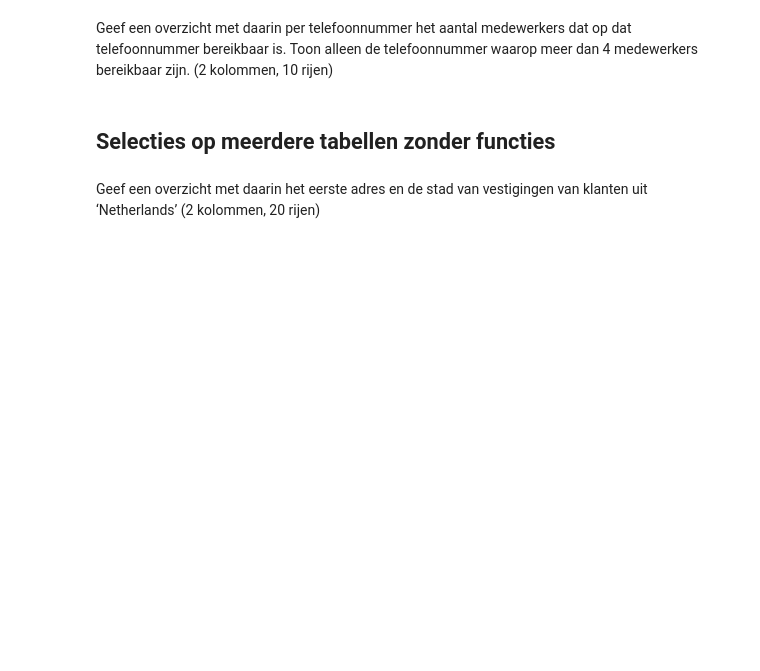
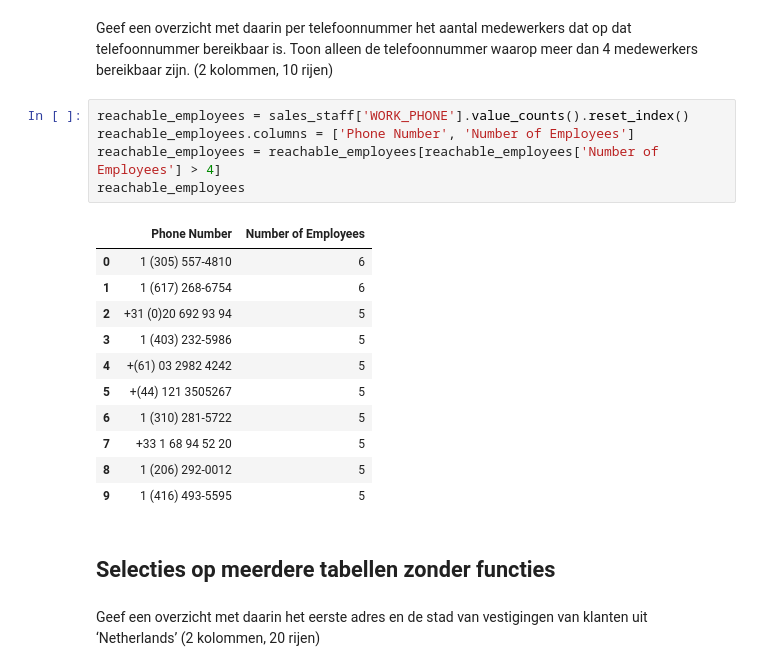
Before and after one commit to Peter-The-Great/DEDS_Portfolio_Week2, a Jupyter notebook: Practicum_2.3_Opdrachten.ipynb, the cells around one changed output. Cells and saved outputs as stored; diff of their text form; blank space fills up the shorter version.

```diff
--- a/Practicum_2.3_Opdrachten.ipynb
+++ b/Practicum_2.3_Opdrachten.ipynb
@@ -185,5 +314,22 @@ Geef een overzicht met daarin het aantal medewerkers per medewerkersfunctie (2 k
 # %% [markdown]
 Geef een overzicht met daarin per telefoonnummer het aantal medewerkers dat op dat telefoonnummer bereikbaar is. Toon alleen de telefoonnummer waarop meer dan 4 medewerkers bereikbaar zijn. (2 kolommen, 10 rijen)
+# %%
+reachable_employees = sales_staff['WORK_PHONE'].value_counts().reset_index()
+reachable_employees.columns = ['Phone Number', 'Number of Employees']
+reachable_employees = reachable_employees[reachable_employees['Number of Employees'] > 4]
+reachable_employees
+# %% [output]
+|  | Phone Number | Number of Employees |
+| 0 | 1 (305) 557-4810 | 6 |
+| 1 | 1 (617) 268-6754 | 6 |
+| 2 | +31 (0)20 692 93 94 | 5 |
+| 3 | 1 (403) 232-5986 | 5 |
+| 4 | +(61) 03 2982 4242 | 5 |
+| 5 | +(44) 121 3505267 | 5 |
+| 6 | 1 (310) 281-5722 | 5 |
+| 7 | +33 1 68 94 52 20 | 5 |
+| 8 | 1 (206) 292-0012 | 5 |
+| 9 | 1 (416) 493-5595 | 5 |
 # %% [markdown]
 ## Selecties op meerdere tabellen zonder functies
 # %% [markdown]
```
Also changed, not shown: parts of 12 cells of this notebook, 2 other files.
